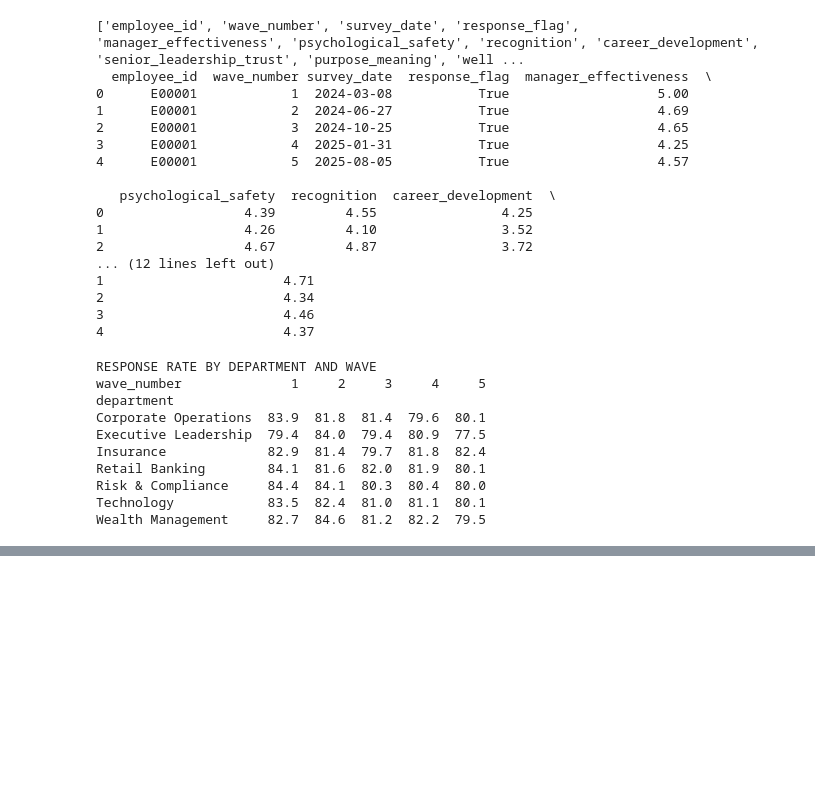
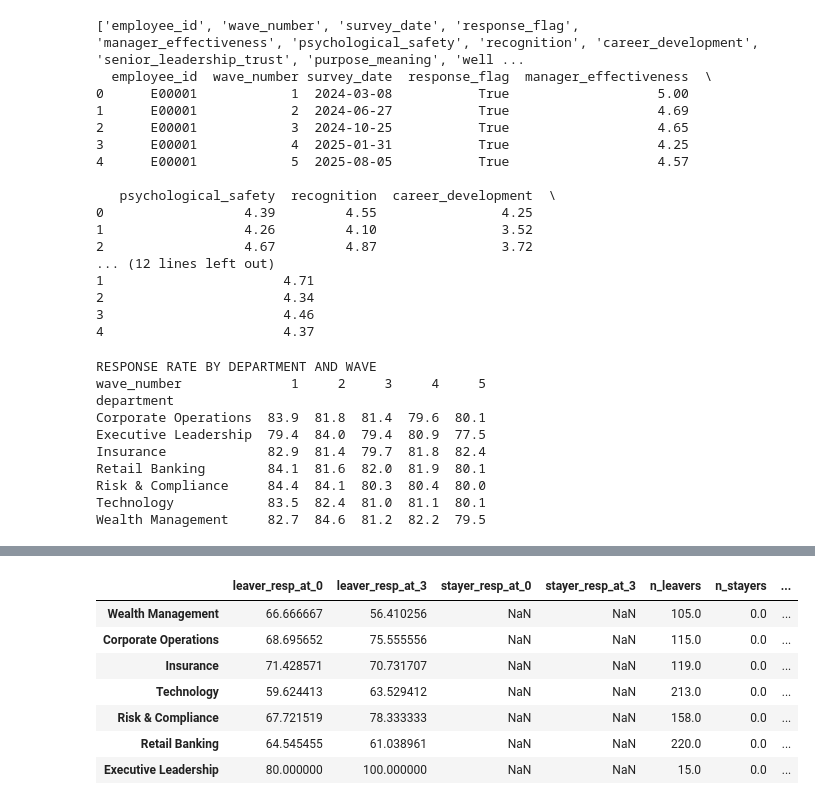
Before and after one commit to yiyee21/SUBAA-ACCENTURE-DATATHON, a Jupyter notebook: risk_exits_analysis.ipynb, the cells around one changed output, grey strips where cells are left out. Drawn from its saved outputs; the diff is of its cells as text; code cells hidden in the pictures; blank space fills up the shorter version.

```diff
--- a/risk_exits_analysis.ipynb
+++ b/risk_exits_analysis.ipynb
@@ -450,0 +499,56 @@ R&C stayers — overall response rate (%): 82.5
+# %%
+print("RESPONSE RATE TRAJECTORY: VOLUNTARY LEAVERS vs STAYERS, BY DEPARTMENT")
+
+# sanity check exit_type values before filtering
+print(leavers['exit_type'].unique())
+
+def build_trajectory(emp_ids, wave_col_name):
+    """Given a set of employee_ids, return response rate by waves-before-their-last-wave."""
+    sub = engagement[engagement["employee_id"].isin(emp_ids)].copy()
+    if sub.empty:
+        return pd.DataFrame(columns=["response_rate", "n"])
+    last_wave = sub.groupby("employee_id")["wave_number"].transform("max")
+    sub[wave_col_name] = last_wave - sub["wave_number"]
+    traj = sub.groupby(wave_col_name).agg(response_rate=("response_flag", "mean"),
+                                           n=("response_flag", "size"))
+    traj["response_rate"] *= 100
+    return traj
+
+departments = leavers['department'].dropna().unique()
+
+results = {}  # store for summary table later
+
+for dept in departments:
+    dept_employees = leavers[leavers['department'] == dept].drop_duplicates('employee_id')
+
+    dept_leaver_ids = dept_employees.loc[dept_employees['exit_type'] == 'voluntary', 'employee_id']
+    dept_stayer_ids = dept_employees.loc[dept_employees['exit_type'].isna(), 'employee_id']
+
+    leaver_traj = build_trajectory(dept_leaver_ids, "waves_before_exit")
+    stayer_traj = build_trajectory(dept_stayer_ids, "waves_before_last")
+
+    print(f"\n=== {dept} ===")
+    print(f"Voluntary leavers (n employees={dept_leaver_ids.nunique()}):")
+    print(leaver_traj)
+    print(f"\nStayers (n employees={dept_stayer_ids.nunique()}):")
+    print(stayer_traj)
+
+    # capture wave-0 (closest to exit/most recent) vs wave-3 (furthest back, if available) for summary
+    results[dept] = {
+        'leaver_resp_at_0': leaver_traj['response_rate'].get(0, np.nan),
+        'leaver_resp_at_3': leaver_traj['response_rate'].get(3, np.nan),
+        'stayer_resp_at_0': stayer_traj['response_rate'].get(0, np.nan),
+        'stayer_resp_at_3': stayer_traj['response_rate'].get(3, np.nan),
+        'n_leavers': dept_leaver_ids.nunique(),
+        'n_stayers': dept_stayer_ids.nunique(),
+    }
+
+# summary comparison across departments — sorted by steepest leaver decline
+summary = pd.DataFrame(results).T
+summary['leaver_decline_pts'] = summary['leaver_resp_at_3'] - summary['leaver_resp_at_0']
+summary['stayer_decline_pts'] = summary['stayer_resp_at_3'] - summary['stayer_resp_at_0']
+summary['leaver_vs_stayer_gap'] = summary['leaver_decline_pts'] - summary['stayer_decline_pts']
+
+print("\n\n=== SUMMARY: response rate decline (percentage points) from 3 waves out to exit/last-wave ===")
+display(summary.sort_values('leaver_vs_stayer_gap', ascending=False))
+# %% [output]
@@ -450,0 +572,8 @@ R&C stayers — overall response rate (%): 82.5
+|  | leaver_resp_at_0 | leaver_resp_at_3 | stayer_resp_at_0 | stayer_resp_at_3 | n_leavers | n_stayers | ... |
+| Wealth Management | 66.666667 | 56.410256 | NaN | NaN | 105.0 | 0.0 | ... |
+| Corporate Operations | 68.695652 | 75.555556 | NaN | NaN | 115.0 | 0.0 | ... |
+| Insurance | 71.428571 | 70.731707 | NaN | NaN | 119.0 | 0.0 | ... |
+| Technology | 59.624413 | 63.529412 | NaN | NaN | 213.0 | 0.0 | ... |
+| Risk & Compliance | 67.721519 | 78.333333 | NaN | NaN | 158.0 | 0.0 | ... |
+| Retail Banking | 64.545455 | 61.038961 | NaN | NaN | 220.0 | 0.0 | ... |
+| Executive Leadership | 80.000000 | 100.000000 | NaN | NaN | 15.0 | 0.0 | ... |
```
Also changed, not shown: parts of 6 cells of this notebook.
